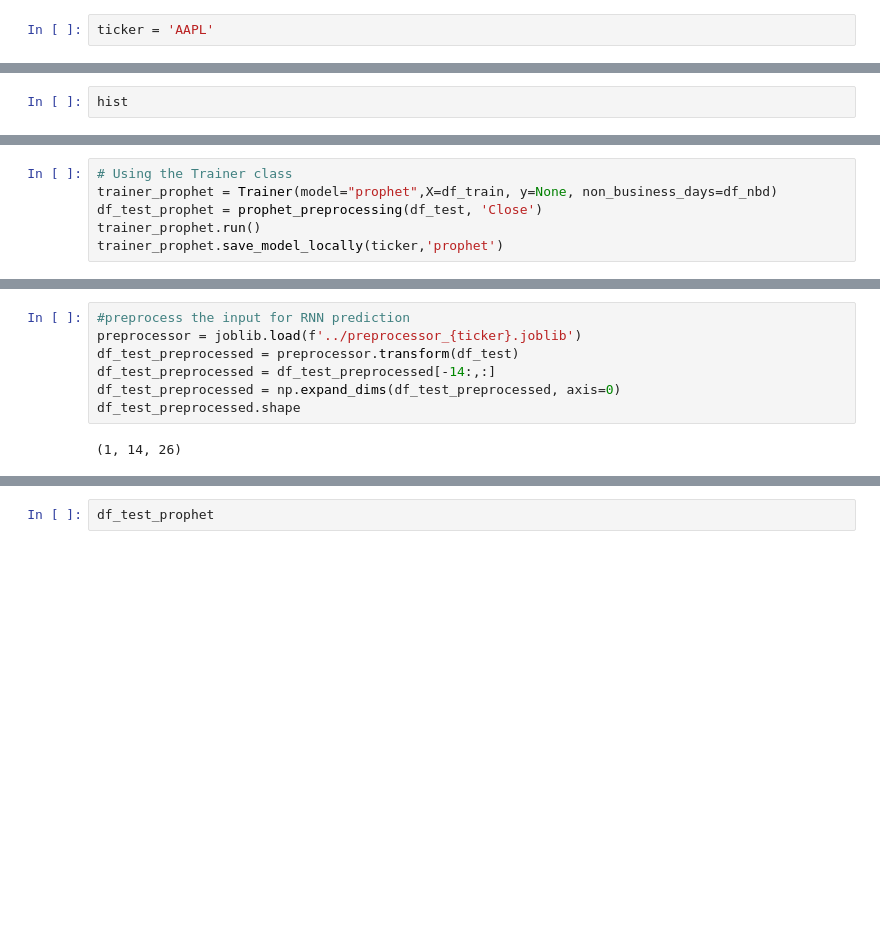
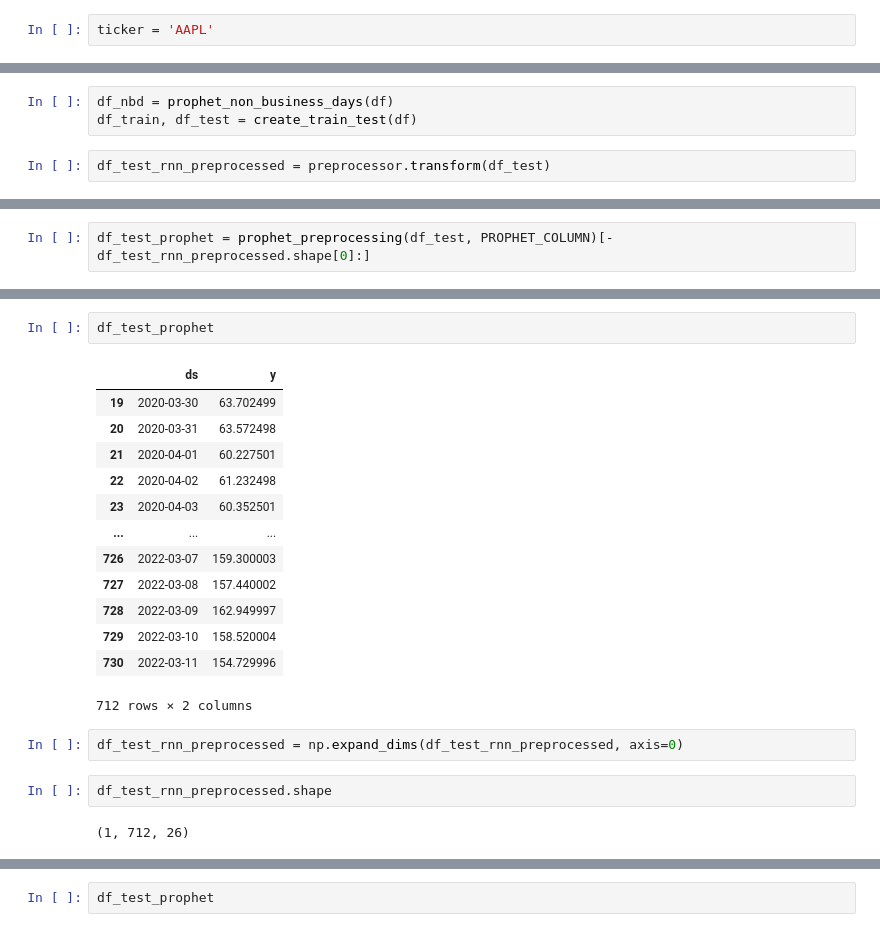
Before and after one commit to brahim-el-merbouh/springstone, a Jupyter notebook: notebooks/blueoverseas_prophet_performance.ipynb, the cells around one changed output, grey strips where cells are left out. Saved outputs shown, nothing was run; the diff lists cells and outputs as text; blank space fills up the shorter version.

```diff
--- a/notebooks/blueoverseas_prophet_performance.ipynb
+++ b/notebooks/blueoverseas_prophet_performance.ipynb
@@ -30,4 +26,7 @@ hist = get_data(ticker, end='2022-03-12')
 # %% [output]
 [*********************100%***********************]  1 of 1 completed
+# %%
+df_nbd = prophet_non_business_days(df)
+df_train, df_test = create_train_test(df)
 # %%
-hist
+df_test_rnn_preprocessed = preprocessor.transform(df_test)
@@ -49 +33,3 @@ hist
+# %%
+df_test_prophet = prophet_preprocessing(df_test, PROPHET_COLUMN)[-df_test_rnn_preprocessed.shape[0]:]
 # %%
@@ -53,6 +54,0 @@ df_train, df_test = create_train_test(hist)
-# %%
-# Using the Trainer class
-trainer_prophet = Trainer(model="prophet",X=df_train, y=None, non_business_days=df_nbd)
-df_test_prophet = prophet_preprocessing(df_test, 'Close')
-trainer_prophet.run()
-trainer_prophet.save_model_locally(ticker,'prophet')
@@ -99,9 +55,22 @@ To enable them in other operations, rebuild TensorFlow with the appropriate comp
-# %%
-#preprocess the input for RNN prediction
-preprocessor = joblib.load(f'../preprocessor_{ticker}.joblib')
-df_test_preprocessed = preprocessor.transform(df_test)
-df_test_preprocessed = df_test_preprocessed[-14:,:]
-df_test_preprocessed = np.expand_dims(df_test_preprocessed, axis=0)
-df_test_preprocessed.shape
-# %% [output]
-(1, 14, 26)
+# %%
+df_test_prophet
+# %% [output]
+|  | ds | y |
+| 19 | 2020-03-30 | 63.702499 |
+| 20 | 2020-03-31 | 63.572498 |
+| 21 | 2020-04-01 | 60.227501 |
+| 22 | 2020-04-02 | 61.232498 |
+| 23 | 2020-04-03 | 60.352501 |
+| ... | ... | ... |
+| 726 | 2022-03-07 | 159.300003 |
+| 727 | 2022-03-08 | 157.440002 |
+| 728 | 2022-03-09 | 162.949997 |
+| 729 | 2022-03-10 | 158.520004 |
+| 730 | 2022-03-11 | 154.729996 |
+712 rows × 2 columns
+# %%
+df_test_rnn_preprocessed = np.expand_dims(df_test_rnn_preprocessed, axis=0)
+# %%
+df_test_rnn_preprocessed.shape
+# %% [output]
+(1, 712, 26)
```
Also changed, not shown: parts of 19 cells of this notebook, 49 other files.
